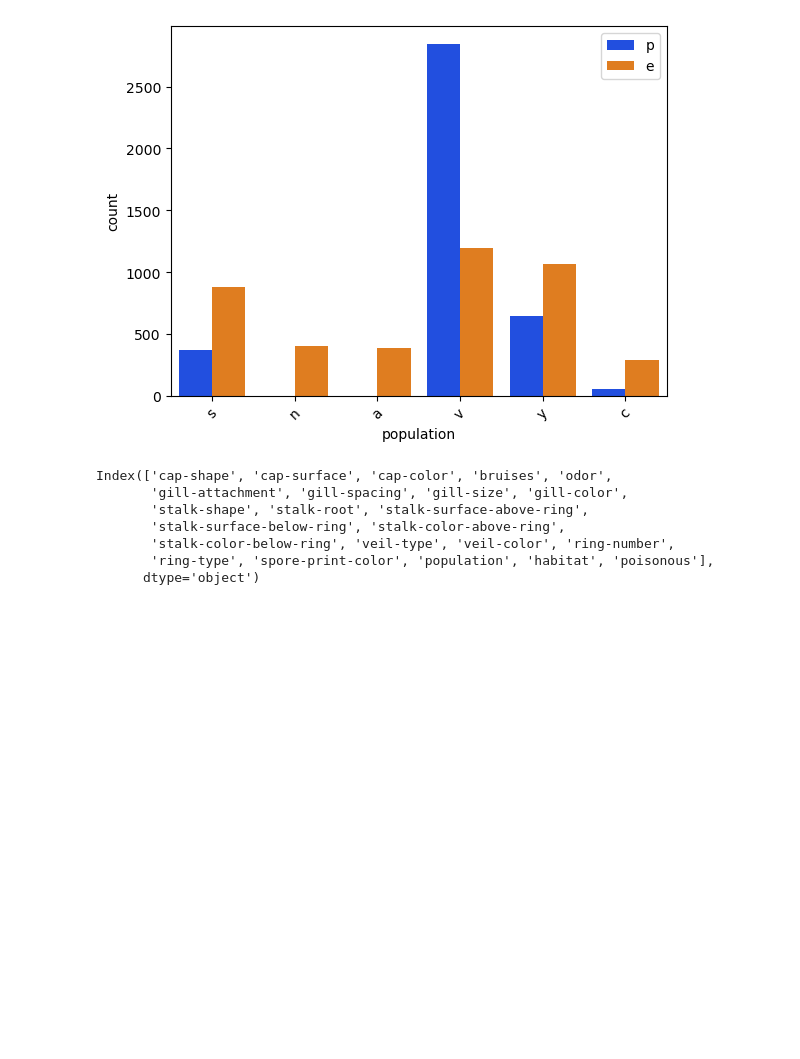
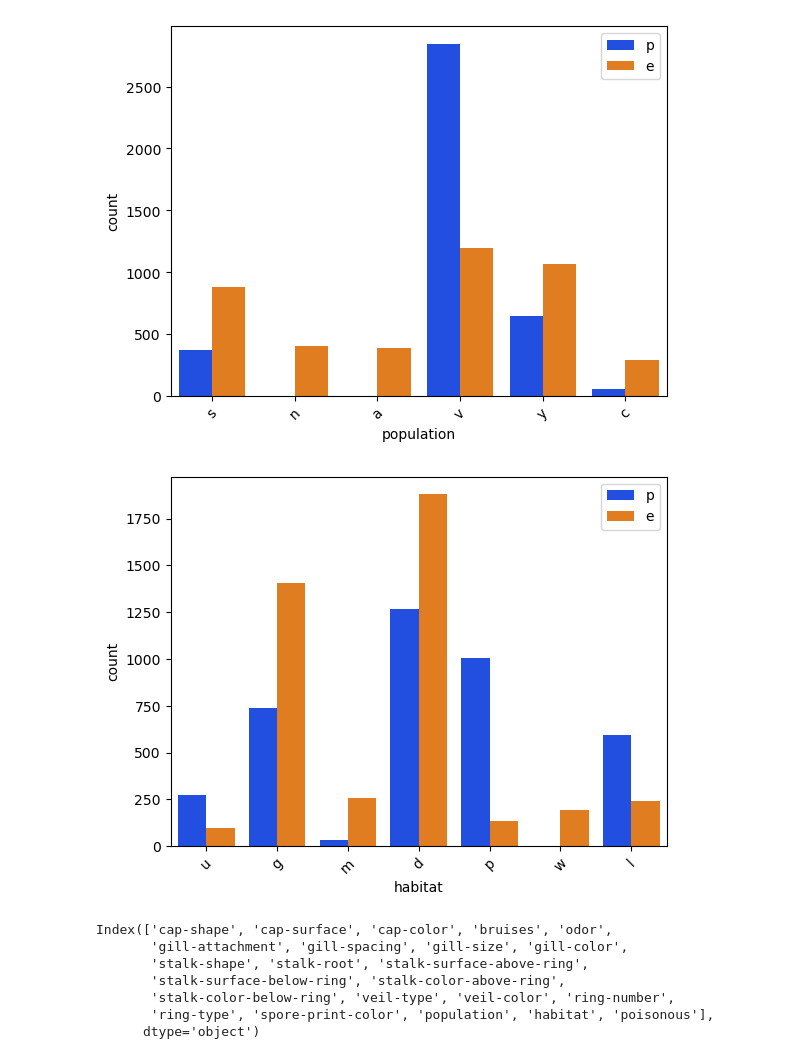
Before and after one commit to dev-ezzy/Big-Data, a Jupyter notebook: index.ipynb, the cells around one changed output. Drawn from its saved outputs; the diff is of its cells as text; code cells hidden in the pictures; blank space fills up the shorter version.

```diff
--- a/index.ipynb
+++ b/index.ipynb
@@ -548,6 +548,10 @@ multivariate_xcountplot("spore-print-color", concat)
 multivariate_xcountplot("population", concat)
 # %% [output]
 [figure]
+# %%
+multivariate_xcountplot("habitat", concat)
+# %% [output]
+[figure, added]
 # %%
 concat.columns
 # %% [output]
```
